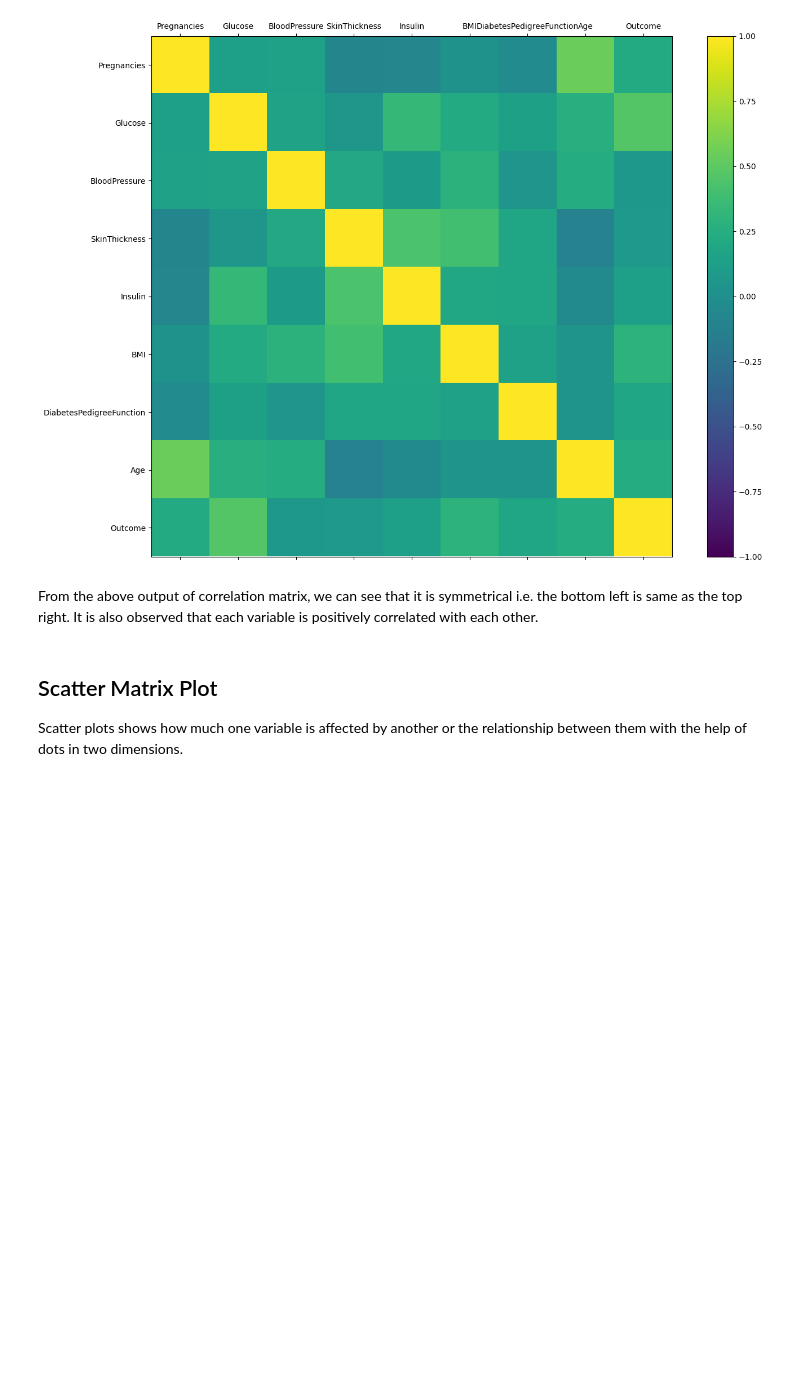
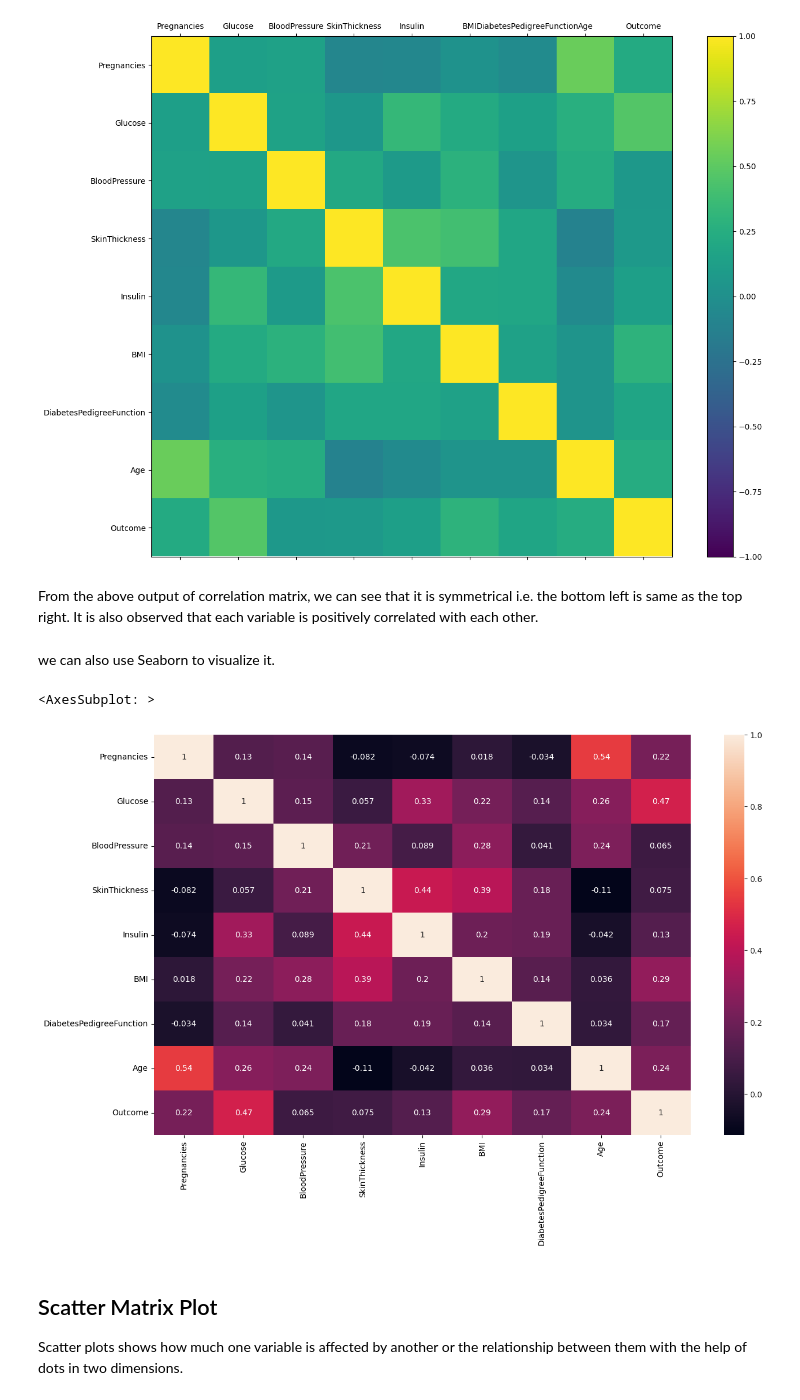
Before and after one commit to cshbli/ML-CV-AI, a Jupyter notebook: machine_learning/data_visualization.ipynb, the cells around one changed output. Cells and saved outputs as stored; diff of their text form; code cells hidden in the pictures; blank space fills up the shorter version.

```diff
--- a/machine_learning/data_visualization.ipynb
+++ b/machine_learning/data_visualization.ipynb
@@ -96,6 +137,17 @@ ax.set_yticklabels(list(data.columns))
 [figure]
 # %% [markdown]
 From the above output of correlation matrix, we can see that it is symmetrical i.e. the bottom left is same as the top right. It is also observed that each variable is positively correlated with each other.
+# %% [markdown]
+we can also use Seaborn to visualize it.
+# %%
+import seaborn as sns
+
+plt.subplots(figsize=(15, 9))
+sns.set_style("darkgrid")
+sns.heatmap(data.corr(), annot=True)
+# %% [output]
+<AxesSubplot: >
+[figure, added]
 # %% [markdown]
 ## Scatter Matrix Plot
 Scatter plots shows how much one variable is affected by another or the relationship between them with the help of dots in two dimensions.
```
Also changed, not shown: parts of 10 cells of this notebook, 2 other files.
